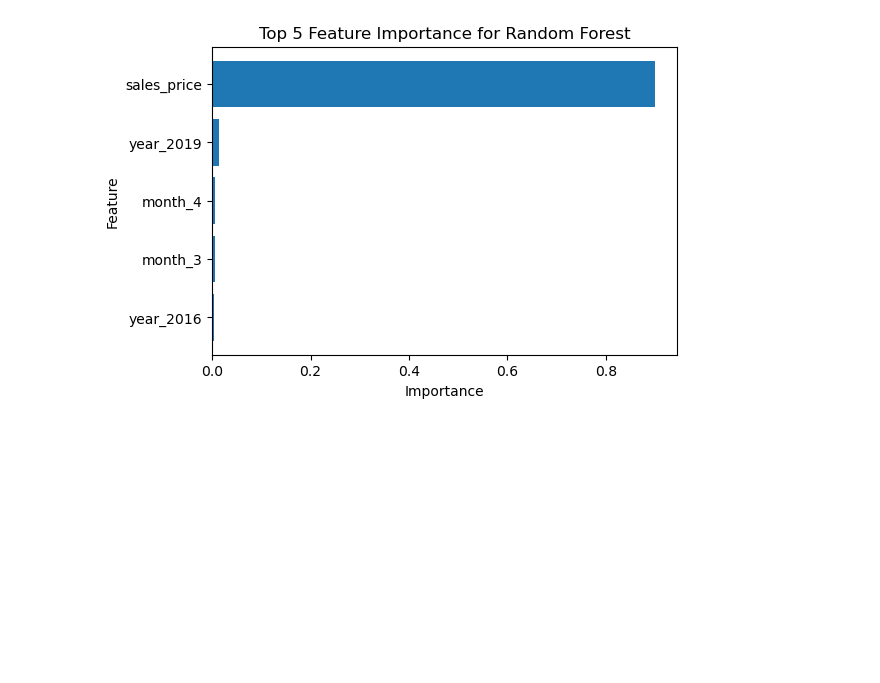
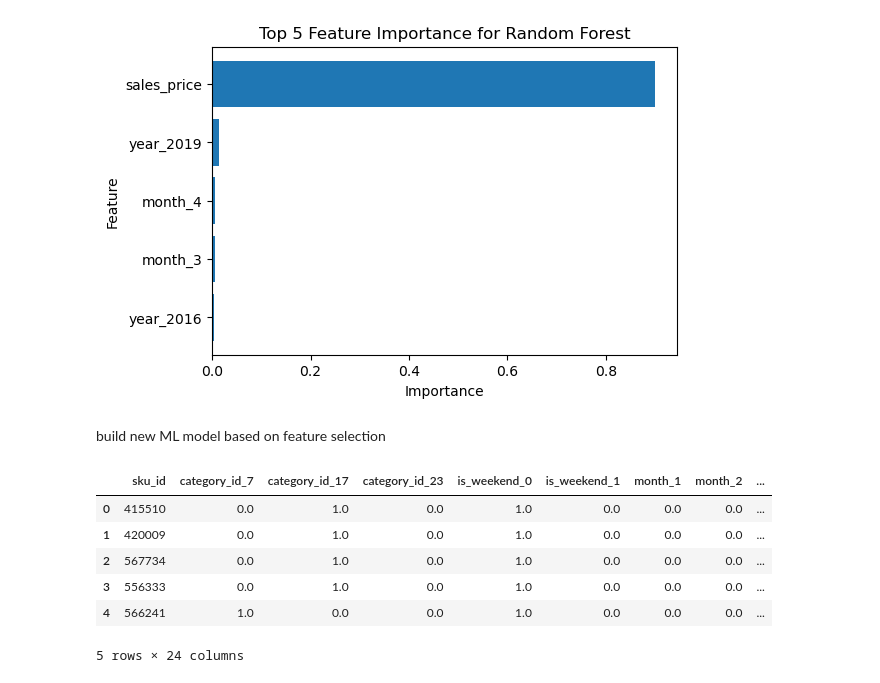
Before and after one commit to BorysZhyhalo/TemaBit-Fozzy-Group, a Jupyter notebook: main_rd_hyper.ipynb, the cells around one changed output. Cells and saved outputs as stored; diff of their text form; code cells hidden in the pictures; blank space fills up the shorter version.

```diff
--- a/main_rd_hyper.ipynb
+++ b/main_rd_hyper.ipynb
@@ -354,3 +341,5 @@ plt.gca().invert_yaxis()
 plt.show()
 # %% [output]
 [figure]
+# %% [markdown]
+build new ML model based on feature selection
@@ -356,0 +352,19 @@ plt.show()
+# %%
+# Features and target variable based on Feature selection
+# Drop the specified columns
+columns_to_drop = ['sales_quantity', 'date'] + \
+                  [col for col in df_encoded_scaled.columns if 'day_of_week' in col] + \
+                  [col for col in df_encoded_scaled.columns if 'week_of_year' in col] + \
+                  [col for col in df_encoded_scaled.columns if 'day_of_month' in col]
+
+df_selected = df_encoded_scaled.drop(columns=columns_to_drop)
+# %%
+df_selected.head()
+# %% [output]
+|  | sku_id | category_id_7 | category_id_17 | category_id_23 | is_weekend_0 | is_weekend_1 | month_1 | month_2 | ... |
+| 0 | 415510 | 0.0 | 1.0 | 0.0 | 1.0 | 0.0 | 0.0 | 0.0 | ... |
+| 1 | 420009 | 0.0 | 1.0 | 0.0 | 1.0 | 0.0 | 0.0 | 0.0 | ... |
+| 2 | 567734 | 0.0 | 1.0 | 0.0 | 1.0 | 0.0 | 0.0 | 0.0 | ... |
+| 3 | 556333 | 0.0 | 1.0 | 0.0 | 1.0 | 0.0 | 0.0 | 0.0 | ... |
+| 4 | 566241 | 1.0 | 0.0 | 0.0 | 1.0 | 0.0 | 0.0 | 0.0 | ... |
+5 rows × 24 columns
```
Also changed, not shown: parts of 29 cells of this notebook.
